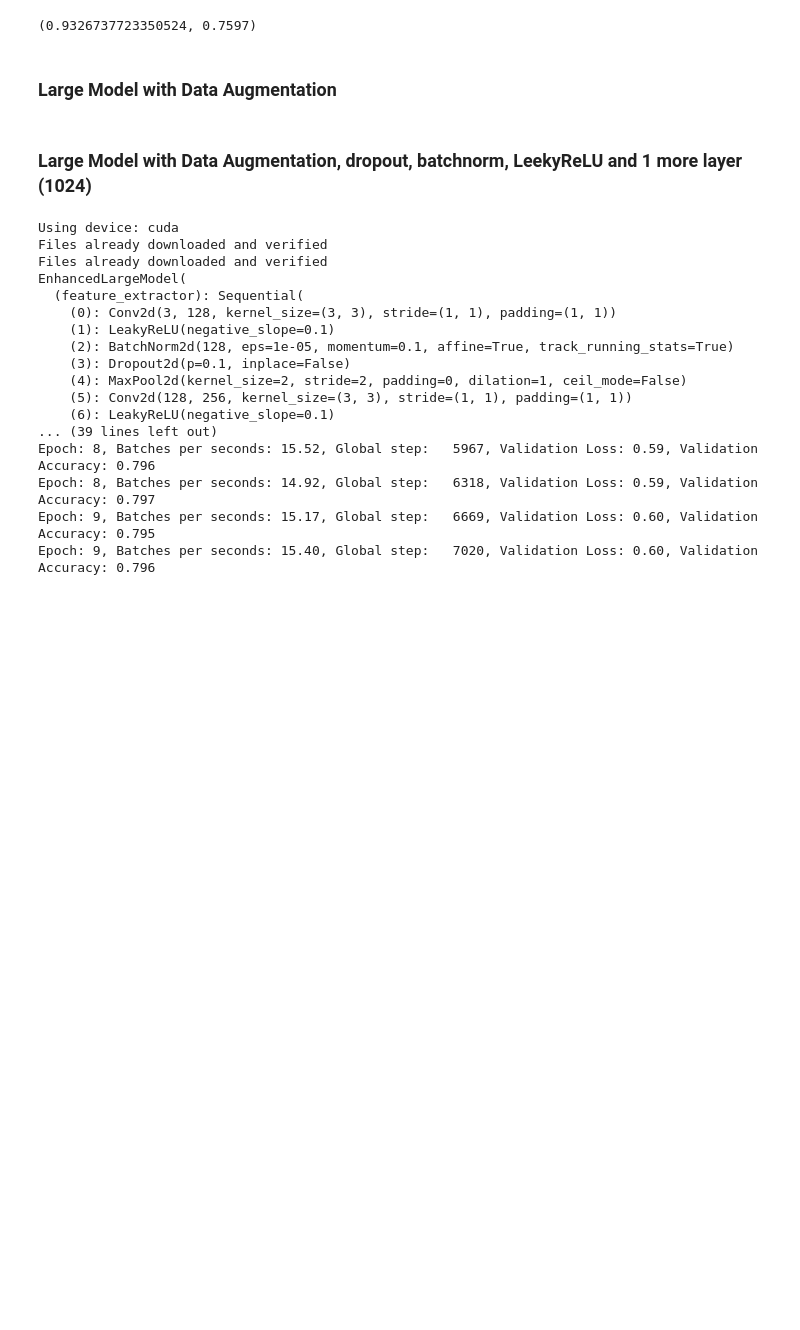
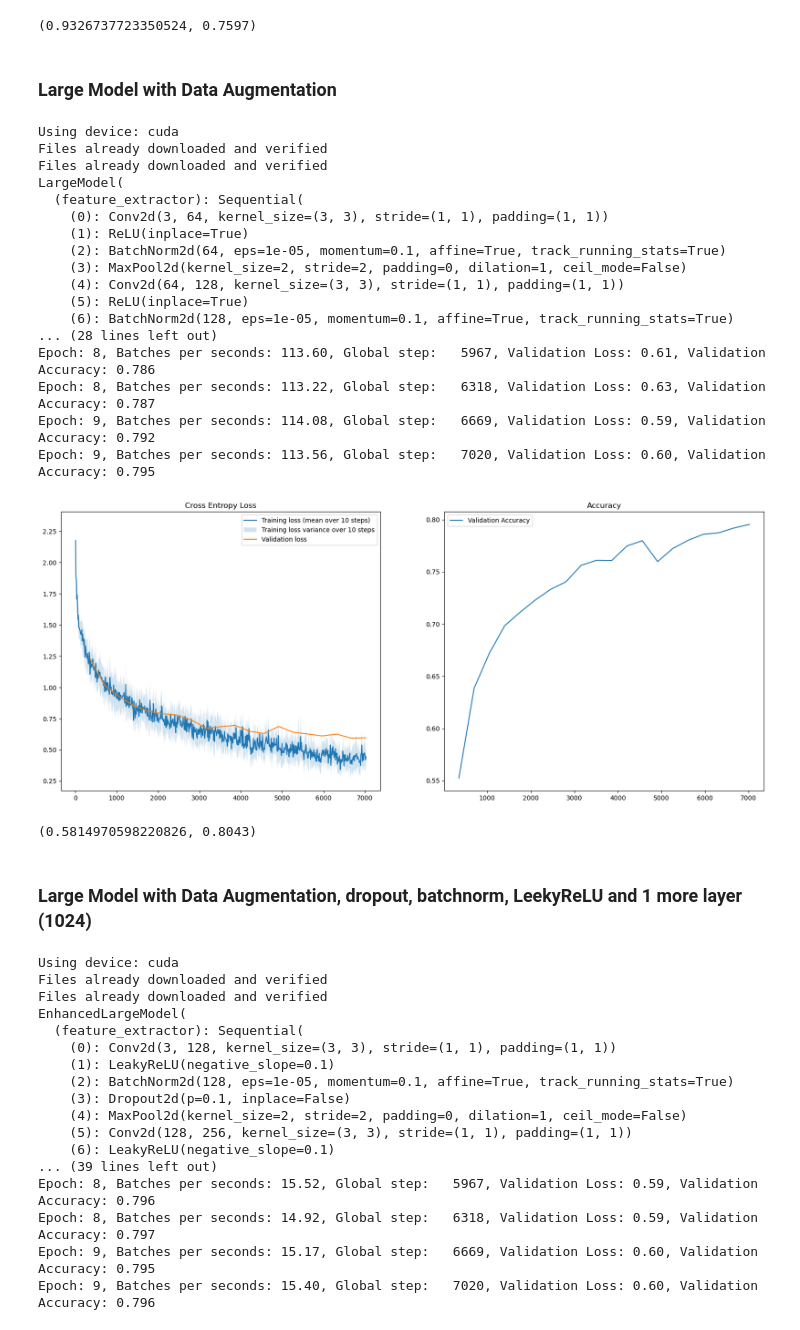
Before and after one commit to eirivarn/TDT4265_ComputerVision, a Jupyter notebook: assignment3/task3.ipynb, the cells around one changed output. Saved outputs shown, nothing was run; the diff lists cells and outputs as text; code cells hidden in the pictures; blank space fills up the shorter version.

Commit message:
updated with augmentet large model 80%

```diff
--- a/assignment3/task3.ipynb
+++ b/assignment3/task3.ipynb
@@ -677,5 +664,41 @@ def load_cifar10(batch_size: int, validation_fraction: float = 0.1) -> typing.Li
                                                   num_workers=2)
 
     return dataloader_train, dataloader_val, dataloader_test
+# %%
+set_seed(0)
+print(f"Using device: {get_device()}")
+epochs = 10
+batch_size = 64
+learning_rate = 0.01
+early_stop_count = 10
+dataloaders = load_cifar10(batch_size)
+model = LargeModel(image_channels=3, num_classes=10)
+trainer = Trainer(
+    batch_size, learning_rate, early_stop_count, epochs, model, dataloaders
+)
+trainer.train()
+create_plots(trainer, "task3 LargerModel with augmentation")
+trainer.model.eval()
+compute_loss_and_accuracy(trainer.dataloader_test, model, torch.nn.CrossEntropyLoss())
+# %% [output]
+Using device: cuda
+Files already downloaded and verified
+Files already downloaded and verified
+LargeModel(
+  (feature_extractor): Sequential(
+    (0): Conv2d(3, 64, kernel_size=(3, 3), stride=(1, 1), padding=(1, 1))
+    (1): ReLU(inplace=True)
+    (2): BatchNorm2d(64, eps=1e-05, momentum=0.1, affine=True, track_running_stats=True)
+    (3): MaxPool2d(kernel_size=2, stride=2, padding=0, dilation=1, ceil_mode=False)
+    (4): Conv2d(64, 128, kernel_size=(3, 3), stride=(1, 1), padding=(1, 1))
+    (5): ReLU(inplace=True)
+    (6): BatchNorm2d(128, eps=1e-05, momentum=0.1, affine=True, track_running_stats=True)
+... (28 lines left out)
+Epoch: 8, Batches per seconds: 113.60, Global step:   5967, Validation Loss: 0.61, Validation Accuracy: 0.786
+Epoch: 8, Batches per seconds: 113.22, Global step:   6318, Validation Loss: 0.63, Validation Accuracy: 0.787
+Epoch: 9, Batches per seconds: 114.08, Global step:   6669, Validation Loss: 0.59, Validation Accuracy: 0.792
+Epoch: 9, Batches per seconds: 113.56, Global step:   7020, Validation Loss: 0.60, Validation Accuracy: 0.795
+[figure, added]
+(0.5814970598220826, 0.8043)
 # %% [markdown]
 ### Large Model with Data Augmentation, dropout, batchnorm, LeekyReLU and 1 more layer (1024)
```
Also changed, not shown: parts of 2 cells of this notebook, 3 other files.
